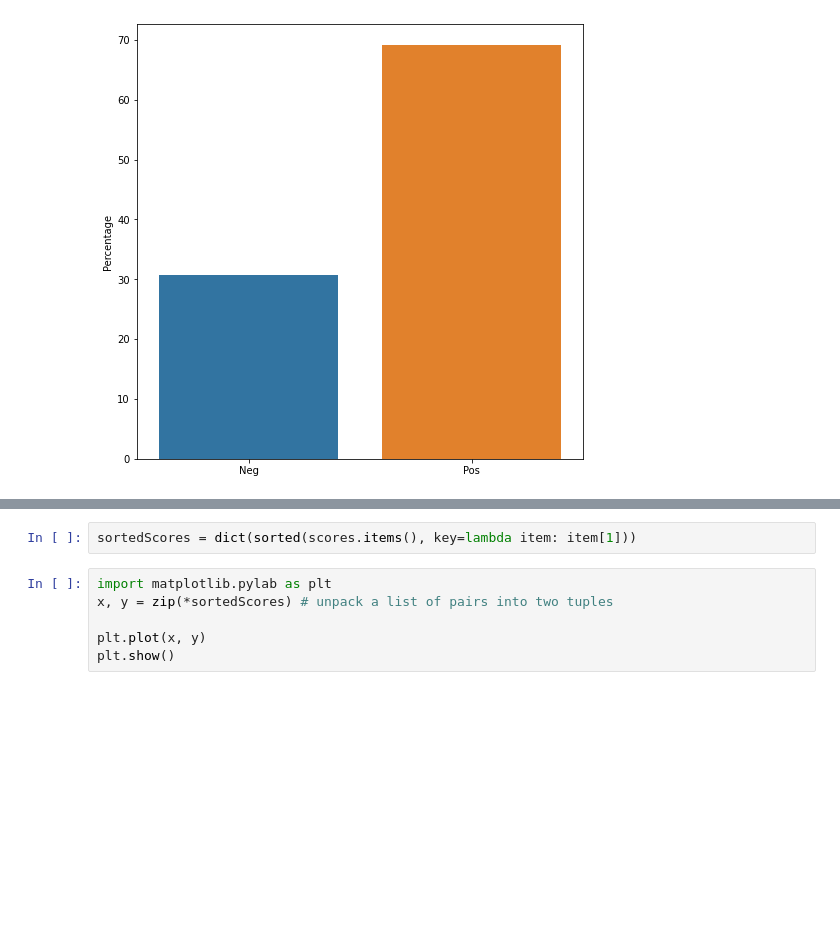
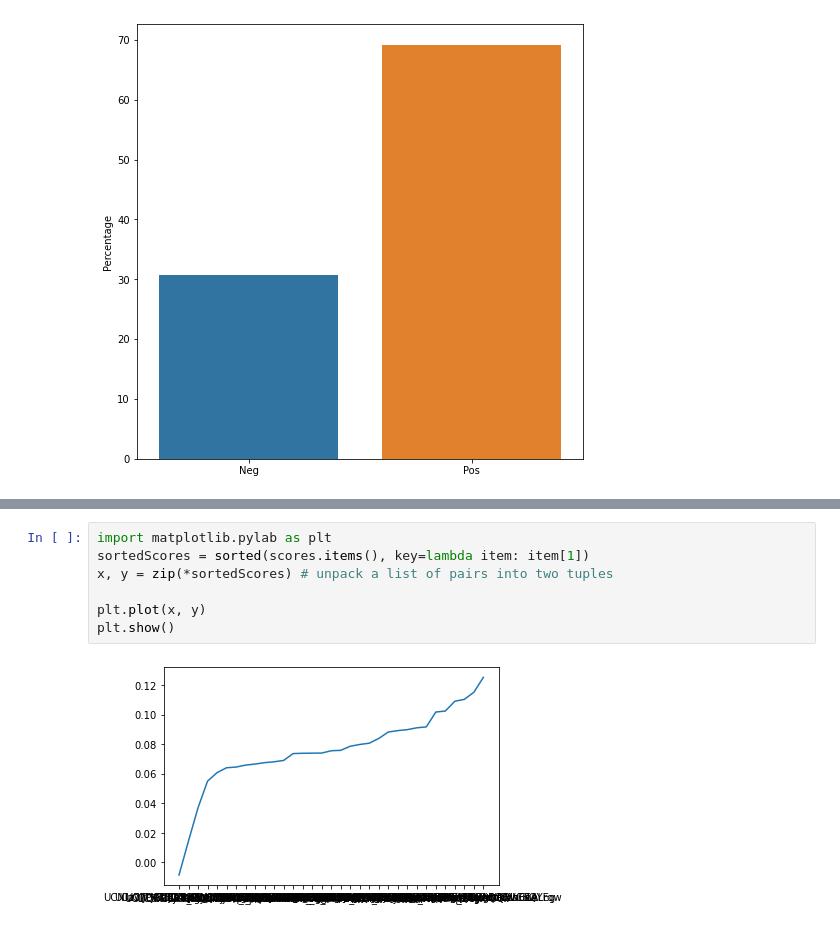
Before and after one commit to ojiwon-kenobi/youtuberChannels, a Jupyter notebook: semantic_analysis/semantic_analysis.ipynb, the cells around one changed output, grey strips where cells are left out. Drawn from its saved outputs; the diff is of its cells as text; blank space fills up the shorter version.

```diff
--- a/semantic_analysis/semantic_analysis.ipynb
+++ b/semantic_analysis/semantic_analysis.ipynb
@@ -406,8 +416,9 @@ print(scores)
-# %%
-sortedScores = dict(sorted(scores.items(), key=lambda item: item[1]))
 # %%
 import matplotlib.pylab as plt
+sortedScores = sorted(scores.items(), key=lambda item: item[1])
 x, y = zip(*sortedScores) # unpack a list of pairs into two tuples
 
 plt.plot(x, y)
 plt.show()
+# %% [output]
+[figure, added]
```
Also changed, not shown: parts of 3 cells of this notebook, 1 other file.
